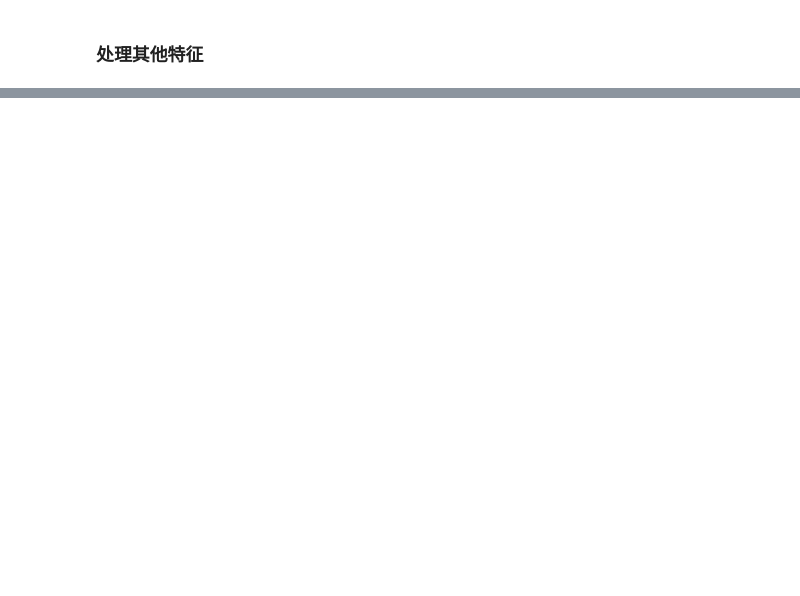
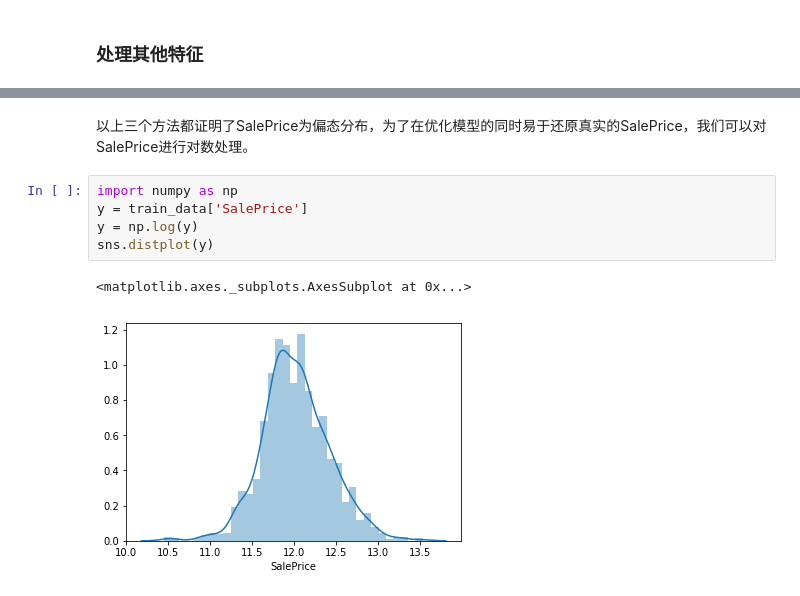
Before and after one commit to Arctanxy/learning_notes, a Jupyter notebook: project/kaggle/houseprice/HousePrice.ipynb, the cells around one changed output, grey strips where cells are left out. Drawn from its saved outputs; the diff is of its cells as text; blank space fills up the shorter version.

```diff
--- a/project/kaggle/houseprice/HousePrice.ipynb
+++ b/project/kaggle/houseprice/HousePrice.ipynb
@@ -197,0 +257,10 @@ Name: ReferencePrice, dtype: int64
+# %% [markdown]
+以上三个方法都证明了SalePrice为偏态分布，为了在优化模型的同时易于还原真实的SalePrice，我们可以对SalePrice进行对数处理。
+# %%
+import numpy as np
+y = train_data['SalePrice']
+y = np.log(y)
+sns.distplot(y)
+# %% [output]
+<matplotlib.axes._subplots.AxesSubplot at 0x...>
+[figure, added]
```
Also changed, not shown: parts of 16 cells of this notebook, 1 other file.
